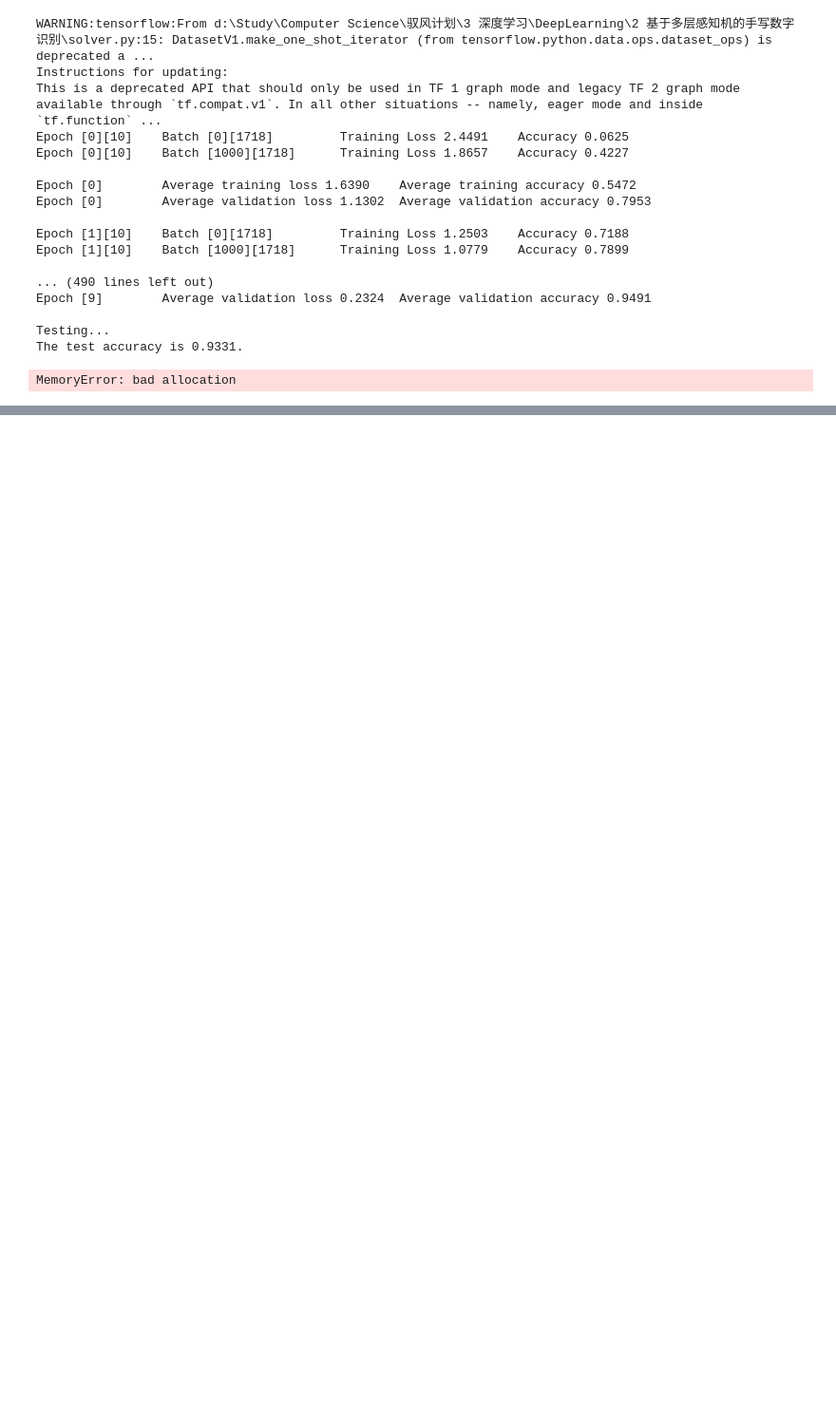
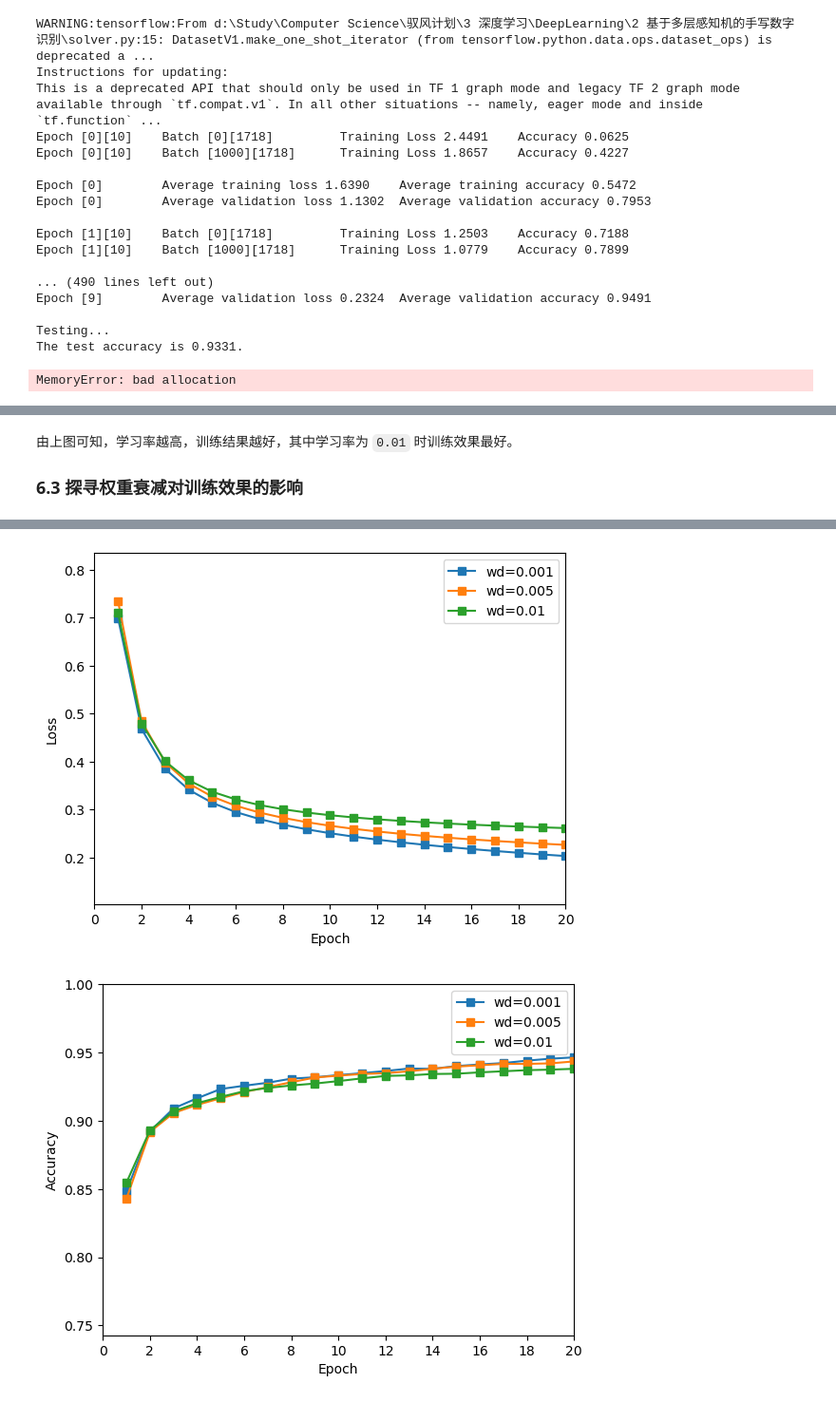
Before and after one commit to JaegerZhao/DeepLearning, a Jupyter notebook: 2 基于多层感知机的手写数字识别/mlp.ipynb, the cells around one changed output, grey strips where cells are left out. Shown at 95% size. Saved outputs shown, nothing was run; the diff lists cells and outputs as text; code cells hidden in the pictures; blank space fills up the shorter version.

```diff
--- a/2 基于多层感知机的手写数字识别/mlp.ipynb
+++ b/2 基于多层感知机的手写数字识别/mlp.ipynb
@@ -517,0 +651,32 @@ Best Accuracy: 0.9421073717948718
+# %% [markdown]
+由上图可知，学习率越高，训练结果越好，其中学习率为 `0.01` 时训练效果最好。
+
+### 6.3 探寻权重衰减对训练效果的影响
+# %%
+# 探寻权重衰减对训练效果的影响
+from criterion import SoftmaxCrossEntropyLossLayer
+from optimizer import SGD
+from layers import FCLayer, ReLULayer
+
+wds = [0.001, 0.005, 0.01]
+loss_wds = []
+acc_wds = []
+criterion = SoftmaxCrossEntropyLossLayer()
+
+for wd in wds:
+    sgd = SGD(0.005, wd)
+
+    model = Network()
+    # 128为隐含层的神经元数目
+    model.add(FCLayer(784, 128))
+    model.add(ReLULayer())
+    model.add(FCLayer(128, 10))
+    model, model_loss, model_acc = train(model, criterion, sgd, data_train, max_epoch, batch_size, 1000)
+
+    loss_wds.append(model_loss)
+    acc_wds.append(model_acc)
+
+plot_loss_and_acc({'wd=0.001': [loss_wds[0], acc_wds[0]],
+                   'wd=0.005': [loss_wds[1], acc_wds[1]],
+                   'wd=0.01': [loss_wds[2], acc_wds[2]]})
+# %% [output]
@@ -517,0 +700,2 @@ Best Accuracy: 0.9421073717948718
+[figure, added]
+[figure, added]
```
Also changed, not shown: parts of 58 cells of this notebook.
